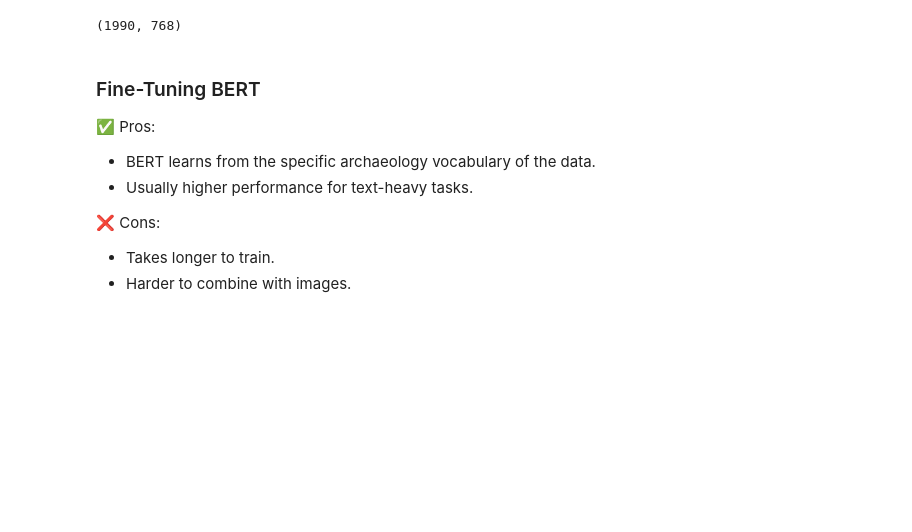
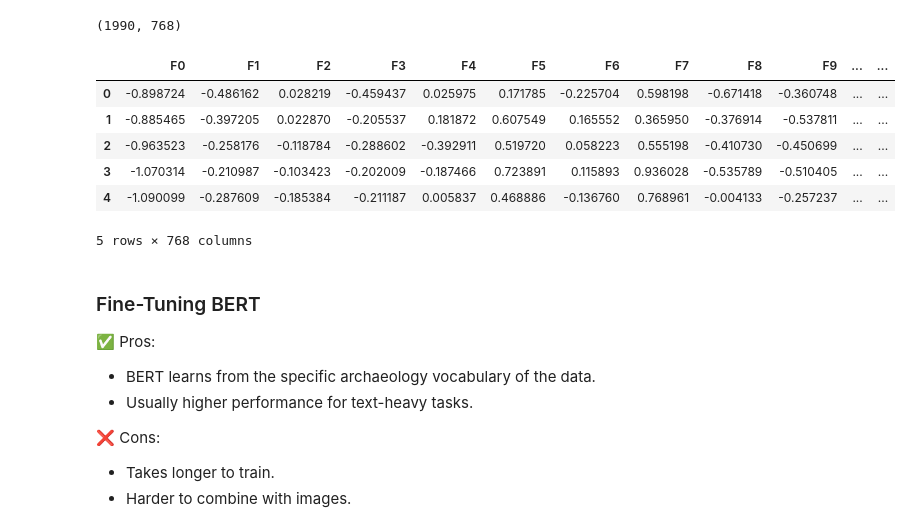
Before and after one commit to dimitris-kr/AgoraPottery, a Jupyter notebook: agora12_feature_extraction.ipynb, the cells around one changed output. Saved outputs shown, nothing was run; the diff lists cells and outputs as text; code cells hidden in the pictures; blank space fills up the shorter version.

```diff
--- a/agora12_feature_extraction.ipynb
+++ b/agora12_feature_extraction.ipynb
@@ -45,0 +64,6 @@ data = data.astype({'ImageFilename': 'string'})
+# %%
+def to_df(vectors, offset=0):
+    return pd.DataFrame(
+        vectors,
+        columns=[f"F{i}" for i in range(offset, vectors.shape[1] + offset)]
+    )
@@ -45,0 +72,6 @@ data = data.astype({'ImageFilename': 'string'})
+# %%
+def tensors_to_vectors(tensor_list):
+    vectors = [tensor.cpu().numpy() for tensor in tensor_list]
+    vectors = np.vstack(vectors)
+    vectors = to_df(vectors)
+    return vectors
@@ -171,13 +215,18 @@ torch.save(bert_embedding_tensors, path_export + "text_bert_embedding_tensors.pt
 
 Convert tensors to 2D NumPy Matrix for classic ML methods
 # %%
-bert_embedding_vectors = [tensor.cpu().numpy() for tensor in bert_embedding_tensor_list]
-bert_embedding_vectors = np.vstack(bert_embedding_vectors)
-bert_embedding_vectors = pd.DataFrame(
-    bert_embedding_vectors,
-    columns=[f"F{i}" for i in range(bert_embedding_vectors.shape[1])]
-)
+bert_embedding_vectors = tensors_to_vectors(bert_embedding_tensor_list)
 bert_embedding_vectors.shape
 # %% [output]
 (1990, 768)
+# %%
+bert_embedding_vectors.head()
+# %% [output]
+|  | F0 | F1 | F2 | F3 | F4 | F5 | F6 | F7 | F8 | F9 | ... | ... |
+| 0 | -0.898724 | -0.486162 | 0.028219 | -0.459437 | 0.025975 | 0.171785 | -0.225704 | 0.598198 | -0.671418 | -0.360748 | ... | ... |
+| 1 | -0.885465 | -0.397205 | 0.022870 | -0.205537 | 0.181872 | 0.607549 | 0.165552 | 0.365950 | -0.376914 | -0.537811 | ... | ... |
+| 2 | -0.963523 | -0.258176 | -0.118784 | -0.288602 | -0.392911 | 0.519720 | 0.058223 | 0.555198 | -0.410730 | -0.450699 | ... | ... |
+| 3 | -1.070314 | -0.210987 | -0.103423 | -0.202009 | -0.187466 | 0.723891 | 0.115893 | 0.936028 | -0.535789 | -0.510405 | ... | ... |
+| 4 | -1.090099 | -0.287609 | -0.185384 | -0.211187 | 0.005837 | 0.468886 | -0.136760 | 0.768961 | -0.004133 | -0.257237 | ... | ... |
+5 rows × 768 columns
 # %%
```
Also changed, not shown: parts of 42 cells of this notebook.
